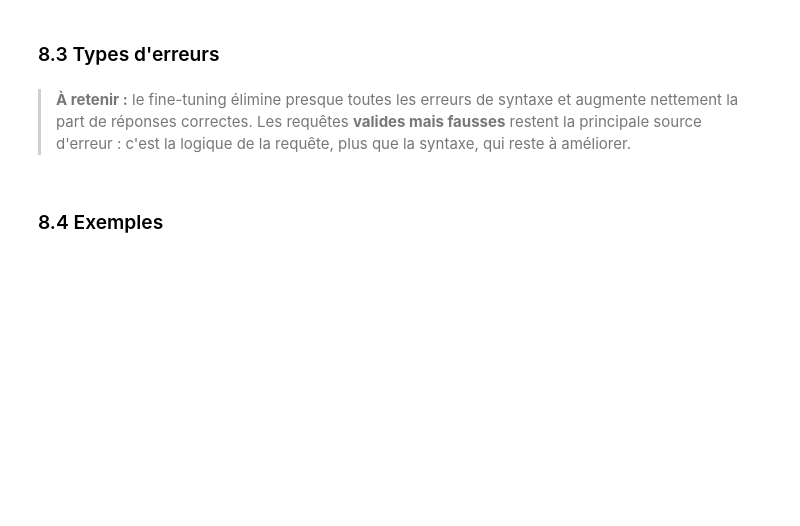
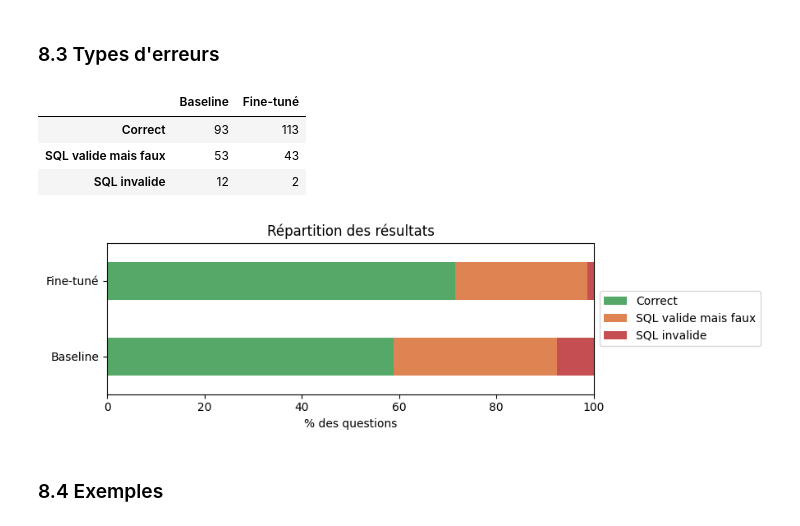
Before and after one commit to eya-bouhmida/finance-text2sql-lora, a Jupyter notebook: projet_final.ipynb, the cells around one changed output. Drawn from its saved outputs; the diff is of its cells as text; code cells hidden in the pictures; blank space fills up the shorter version.

```diff
--- a/projet_final.ipynb
+++ b/projet_final.ipynb
@@ -332,15 +407,25 @@ V.plot_by_complexity(by_cx, path=f"{RESULTS_DIR}/accuracy_by_complexity.png")
 # %%
 def outcome(res):
     return pd.Series({
         "Correct": int(res["execution_match"].sum()),
         "SQL valide mais faux": int((res["executable"] & ~res["execution_match"]).sum()),
         "SQL invalide": int((~res["executable"]).sum()),
     })
 
 outcomes = pd.DataFrame({"Baseline": outcome(base_res), "Fine-tuné": outcome(ft_res)})
-V.plot_outcomes(outcomes, path=f"{RESULTS_DIR}/outcomes.png")
+display(outcomes)
+
+ax = (100 * outcomes / n).T.plot.barh(stacked=True, figsize=(9, 2.8), color=["#55A868", "#DD8452", "#C44E52"])
+ax.set_xlabel("% des questions"); ax.set_xlim(0, 100); ax.set_title("Répartition des résultats")
+ax.legend(loc="center left", bbox_to_anchor=(1, 0.5)); plt.tight_layout()
+plt.savefig(f"{RESULTS_DIR}/outcomes.png", dpi=150, bbox_inches="tight")
+plt.show()
+# %% [output]
+|  | Baseline | Fine-tuné |
+| Correct | 93 | 113 |
+| SQL valide mais faux | 53 | 43 |
+| SQL invalide | 12 | 2 |
+[figure, added]
-# %% [markdown]
->  **À retenir :** le fine-tuning élimine presque toutes les erreurs de syntaxe et augmente nettement la part de réponses correctes. Les requêtes **valides mais fausses** restent la principale source d'erreur : c'est la logique de la requête, plus que la syntaxe, qui reste à améliorer.
 # %% [markdown]
 ### 8.4 Exemples
 # %%
```
Also changed, not shown: parts of 71 cells of this notebook.
